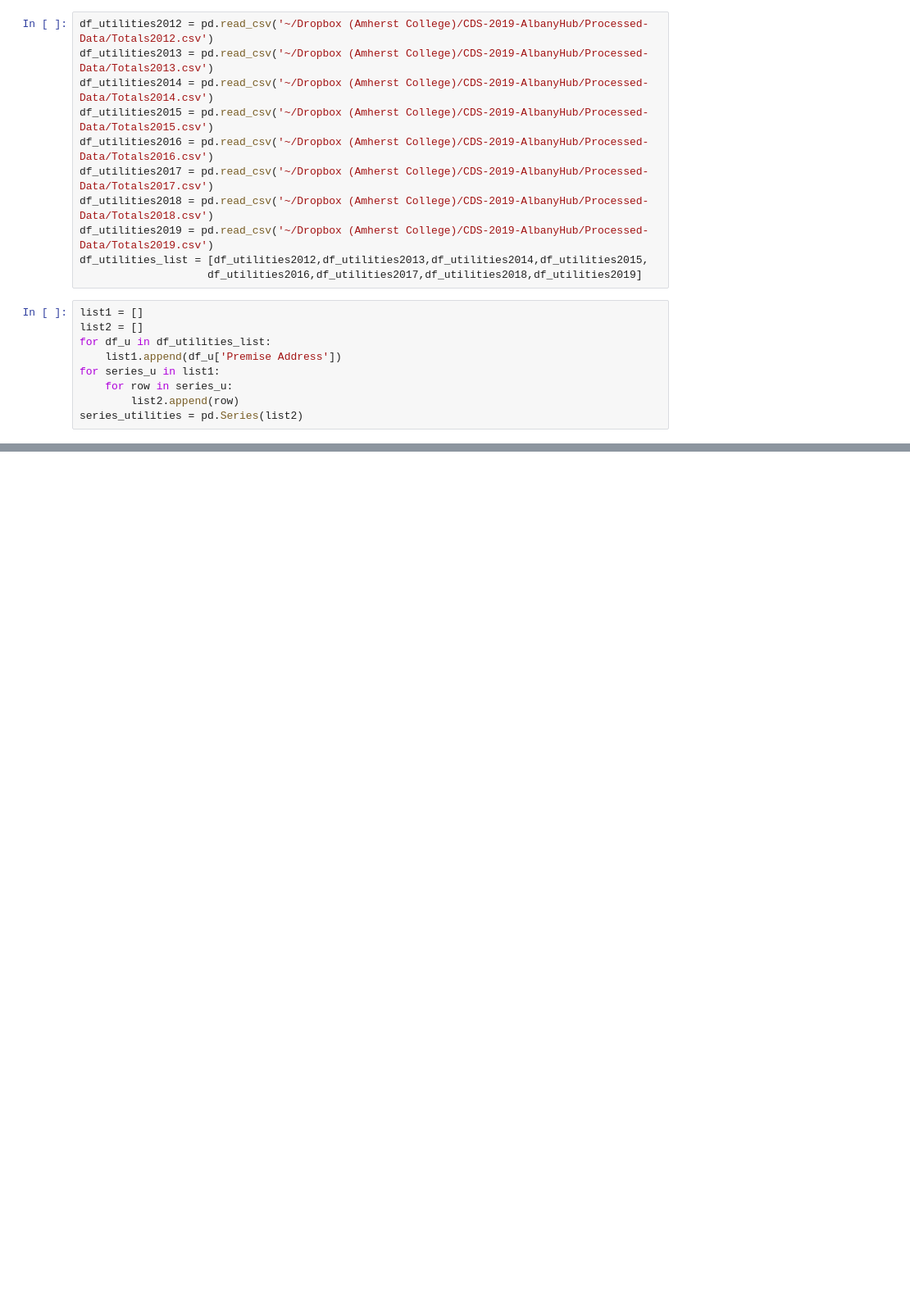
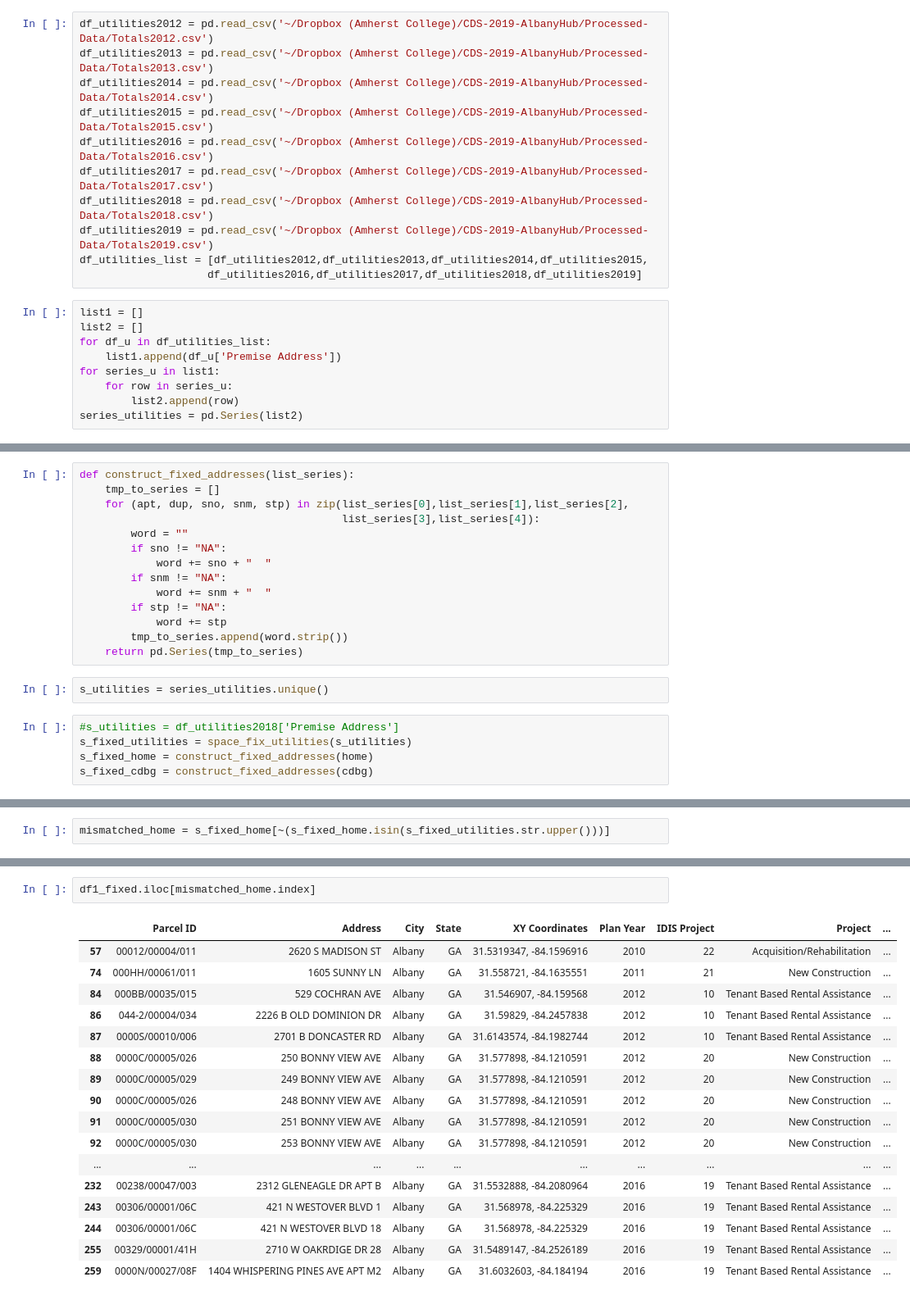
Before and after one commit to asensio-lab/albany-housing-analytics, a Jupyter notebook: preprocessing/housing/housing_data_read_v02.ipynb, the cells around one changed output, grey strips where cells are left out. Shown at 82% size. Saved outputs shown, nothing was run; the diff lists cells and outputs as text; blank space fills up the shorter version.

Commit message:
checking addresses to compile final list to merge

```diff
--- a/preprocessing/housing/housing_data_read_v02.ipynb
+++ b/preprocessing/housing/housing_data_read_v02.ipynb
@@ -294,0 +556,21 @@ KeyboardInterrupt:
+# %%
+def construct_fixed_addresses(list_series):
+    tmp_to_series = []
+    for (apt, dup, sno, snm, stp) in zip(list_series[0],list_series[1],list_series[2],
+                                         list_series[3],list_series[4]):
+        word = ""
+        if sno != "NA":
+            word += sno + "  "
+        if snm != "NA":
+            word += snm + "  "
+        if stp != "NA":
+            word += stp
+        tmp_to_series.append(word.strip())
+    return pd.Series(tmp_to_series)
+# %%
+s_utilities = series_utilities.unique()
+# %%
+#s_utilities = df_utilities2018['Premise Address']
+s_fixed_utilities = space_fix_utilities(s_utilities)
+s_fixed_home = construct_fixed_addresses(home)
+s_fixed_cdbg = construct_fixed_addresses(cdbg)
@@ -294,0 +581,2 @@ KeyboardInterrupt:
+# %%
+mismatched_home = s_fixed_home[~(s_fixed_home.isin(s_fixed_utilities.str.upper()))]
@@ -294,0 +804,20 @@ KeyboardInterrupt:
+# %%
+df1_fixed.iloc[mismatched_home.index]
+# %% [output]
+|  | Parcel ID | Address | City | State | XY Coordinates | Plan Year | IDIS Project | Project | ... |
+| 57 | 00012/00004/011 | 2620 S MADISON ST | Albany | GA | 31.5319347, -84.1596916 | 2010 | 22 | Acquisition/Rehabilitation | ... |
+| 74 | 000HH/00061/011 | 1605 SUNNY LN | Albany | GA | 31.558721, -84.1635551 | 2011 | 21 | New Construction | ... |
+| 84 | 000BB/00035/015 | 529 COCHRAN AVE | Albany | GA | 31.546907, -84.159568 | 2012 | 10 | Tenant Based Rental Assistance | ... |
+| 86 | 044-2/00004/034 | 2226 B OLD DOMINION DR | Albany | GA | 31.59829, -84.2457838 | 2012 | 10 | Tenant Based Rental Assistance | ... |
+| 87 | 0000S/00010/006 | 2701 B DONCASTER RD | Albany | GA | 31.6143574, -84.1982744 | 2012 | 10 | Tenant Based Rental Assistance | ... |
+| 88 | 0000C/00005/026 | 250 BONNY VIEW AVE | Albany | GA | 31.577898, -84.1210591 | 2012 | 20 | New Construction | ... |
+| 89 | 0000C/00005/029 | 249 BONNY VIEW AVE | Albany | GA | 31.577898, -84.1210591 | 2012 | 20 | New Construction | ... |
+| 90 | 0000C/00005/026 | 248 BONNY VIEW AVE | Albany | GA | 31.577898, -84.1210591 | 2012 | 20 | New Construction | ... |
+| 91 | 0000C/00005/030 | 251 BONNY VIEW AVE | Albany | GA | 31.577898, -84.1210591 | 2012 | 20 | New Construction | ... |
+| 92 | 0000C/00005/030 | 253 BONNY VIEW AVE | Albany | GA | 31.577898, -84.1210591 | 2012 | 20 | New Construction | ... |
+| ... | ... | ... | ... | ... | ... | ... | ... | ... | ... |
+| 232 | 00238/00047/003 | 2312 GLENEAGLE DR APT B | Albany | GA | 31.5532888, -84.2080964 | 2016 | 19 | Tenant Based Rental Assistance | ... |
+| 243 | 00306/00001/06C | 421 N WESTOVER BLVD 1 | Albany | GA | 31.568978, -84.225329 | 2016 | 19 | Tenant Based Rental Assistance | ... |
+| 244 | 00306/00001/06C | 421 N WESTOVER BLVD 18 | Albany | GA | 31.568978, -84.225329 | 2016 | 19 | Tenant Based Rental Assistance | ... |
+| 255 | 00329/00001/41H | 2710 W OAKRDIGE DR 28 | Albany | GA | 31.5489147, -84.2526189 | 2016 | 19 | Tenant Based Rental Assistance | ... |
+| 259 | 0000N/00027/08F | 1404 WHISPERING PINES AVE APT M2 | Albany | GA | 31.6032603, -84.184194 | 2016 | 19 | Tenant Based Rental Assistance | ... |
```
Also changed, not shown: parts of 75 cells of this notebook.
